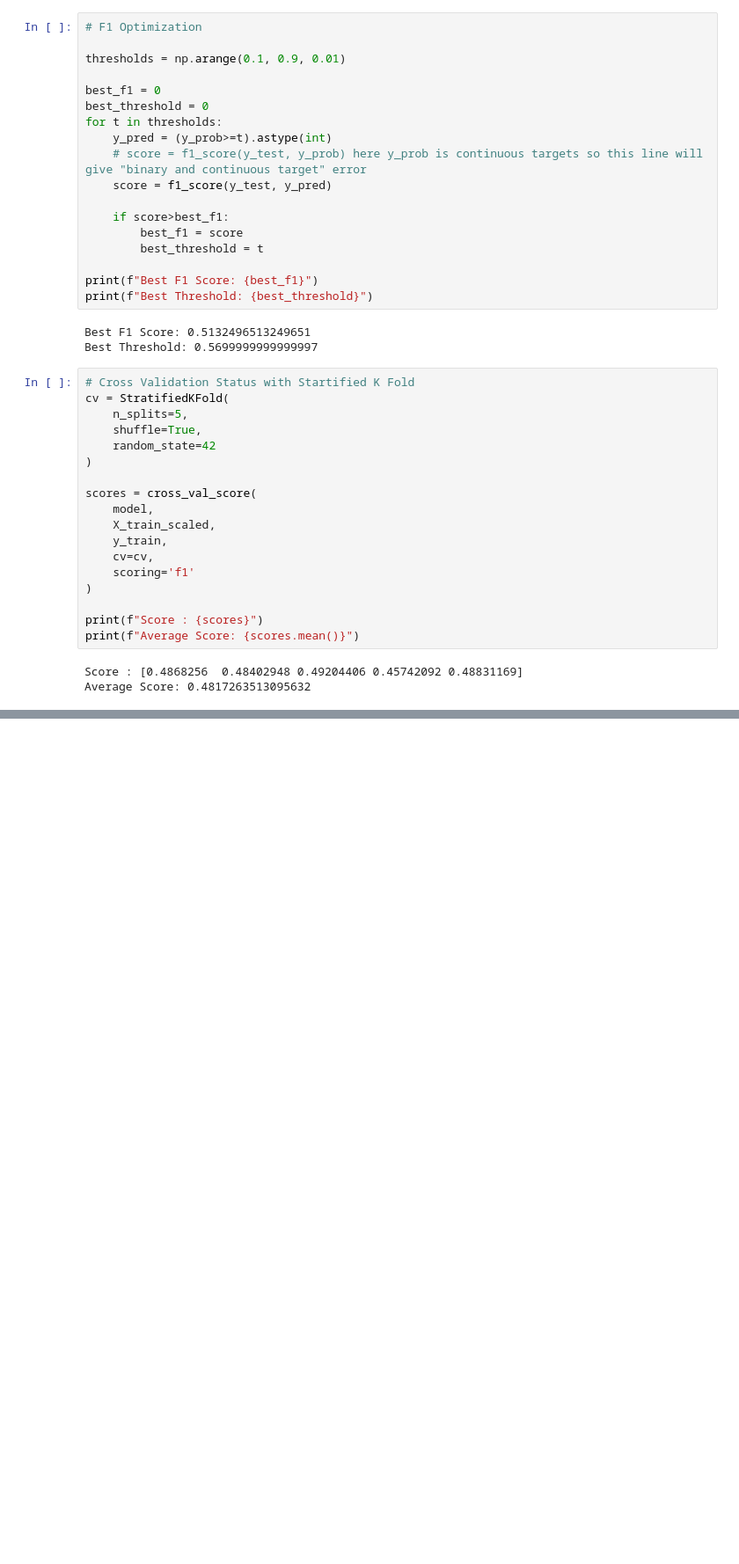
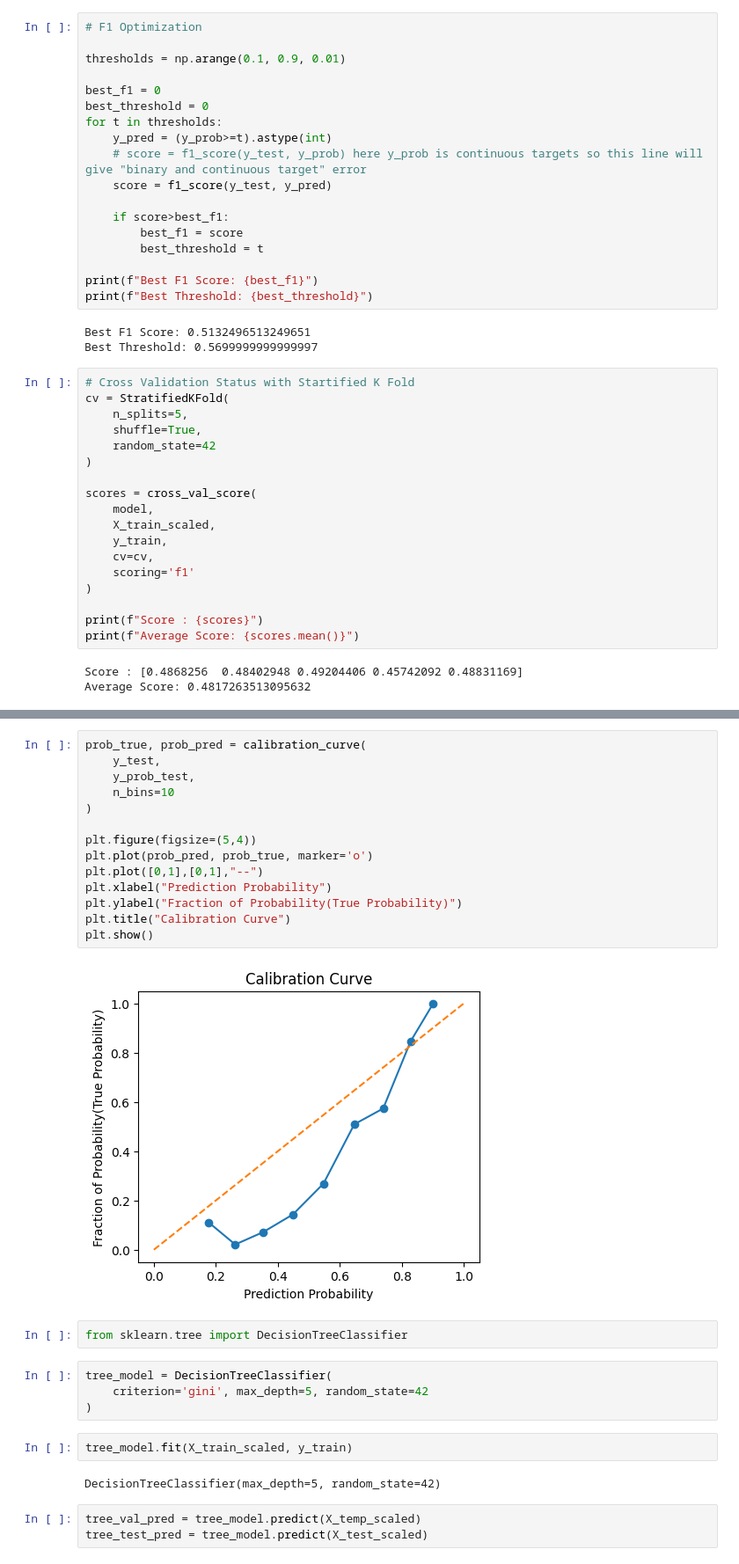
Before and after one commit to NaimPro-tech/Bank_Churn_Prediction_System, a Jupyter notebook: bank_customer_churn.ipynb, the cells around one changed output, grey strips where cells are left out. Shown at 88% size. Cells and saved outputs as stored; diff of their text form; blank space fills up the shorter version.

```diff
--- a/bank_customer_churn.ipynb
+++ b/bank_customer_churn.ipynb
@@ -377,0 +510,29 @@ Average Score: 0.4817263513095632
+# %%
+prob_true, prob_pred = calibration_curve(
+    y_test,
+    y_prob_test,
+    n_bins=10
+)
+
+plt.figure(figsize=(5,4))
+plt.plot(prob_pred, prob_true, marker='o')
+plt.plot([0,1],[0,1],"--")
+plt.xlabel("Prediction Probability")
+plt.ylabel("Fraction of Probability(True Probability)")
+plt.title("Calibration Curve")
+plt.show()
+# %% [output]
+[figure, added]
+# %%
+from sklearn.tree import DecisionTreeClassifier
+# %%
+tree_model = DecisionTreeClassifier(
+    criterion='gini', max_depth=5, random_state=42
+)
+# %%
+tree_model.fit(X_train_scaled, y_train)
+# %% [output]
+DecisionTreeClassifier(max_depth=5, random_state=42)
+# %%
+tree_val_pred = tree_model.predict(X_temp_scaled)
+tree_test_pred = tree_model.predict(X_test_scaled)
```
Also changed, not shown: parts of 20 cells of this notebook.
